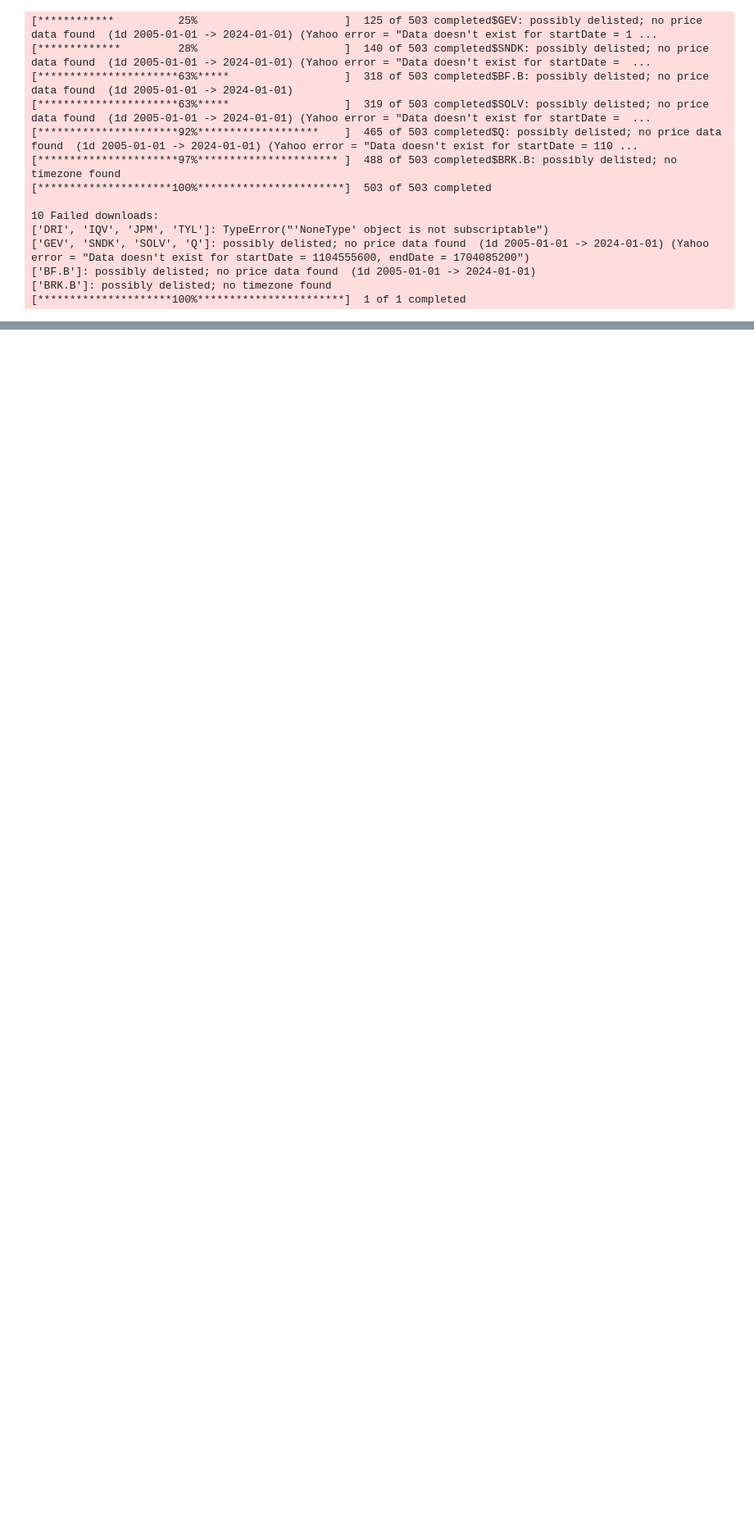
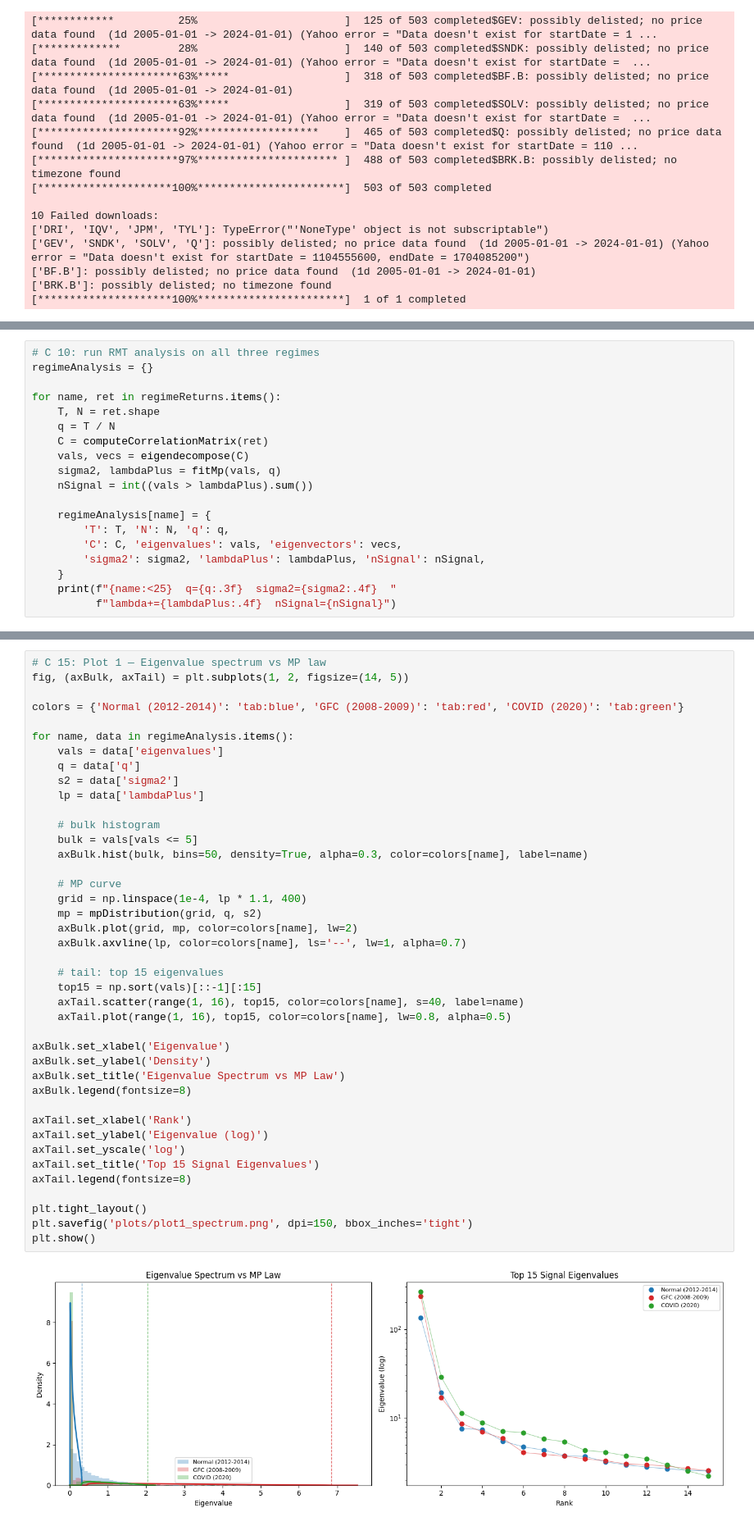
Before and after one commit to jaisheth0/rmt-correlation-denoising, a Jupyter notebook: notebook.ipynb, the cells around one changed output, grey strips where cells are left out. Shown at 82% size. Cells and saved outputs as stored; diff of their text form; blank space fills up the shorter version.

```diff
--- a/notebook.ipynb
+++ b/notebook.ipynb
@@ -41,0 +136,19 @@ vix.to_csv('data/vix.csv')
+# %%
+# C 10: run RMT analysis on all three regimes
+regimeAnalysis = {}
+
+for name, ret in regimeReturns.items():
+    T, N = ret.shape
+    q = T / N
+    C = computeCorrelationMatrix(ret)
+    vals, vecs = eigendecompose(C)
+    sigma2, lambdaPlus = fitMp(vals, q)
+    nSignal = int((vals > lambdaPlus).sum())
+
+    regimeAnalysis[name] = {
+        'T': T, 'N': N, 'q': q,
+        'C': C, 'eigenvalues': vals, 'eigenvectors': vecs,
+        'sigma2': sigma2, 'lambdaPlus': lambdaPlus, 'nSignal': nSignal,
+    }
+    print(f"{name:<25}  q={q:.3f}  sigma2={sigma2:.4f}  "
+          f"lambda+={lambdaPlus:.4f}  nSignal={nSignal}")
@@ -41,0 +340,43 @@ vix.to_csv('data/vix.csv')
+# %%
+# C 15: Plot 1 — Eigenvalue spectrum vs MP law
+fig, (axBulk, axTail) = plt.subplots(1, 2, figsize=(14, 5))
+
+colors = {'Normal (2012-2014)': 'tab:blue', 'GFC (2008-2009)': 'tab:red', 'COVID (2020)': 'tab:green'}
+
+for name, data in regimeAnalysis.items():
+    vals = data['eigenvalues']
+    q = data['q']
+    s2 = data['sigma2']
+    lp = data['lambdaPlus']
+
+    # bulk histogram
+    bulk = vals[vals <= 5]
+    axBulk.hist(bulk, bins=50, density=True, alpha=0.3, color=colors[name], label=name)
+
+    # MP curve
+    grid = np.linspace(1e-4, lp * 1.1, 400)
+    mp = mpDistribution(grid, q, s2)
+    axBulk.plot(grid, mp, color=colors[name], lw=2)
+    axBulk.axvline(lp, color=colors[name], ls='--', lw=1, alpha=0.7)
+
+    # tail: top 15 eigenvalues
+    top15 = np.sort(vals)[::-1][:15]
+    axTail.scatter(range(1, 16), top15, color=colors[name], s=40, label=name)
+    axTail.plot(range(1, 16), top15, color=colors[name], lw=0.8, alpha=0.5)
+
+axBulk.set_xlabel('Eigenvalue')
+axBulk.set_ylabel('Density')
+axBulk.set_title('Eigenvalue Spectrum vs MP Law')
+axBulk.legend(fontsize=8)
+
+axTail.set_xlabel('Rank')
+axTail.set_ylabel('Eigenvalue (log)')
+axTail.set_yscale('log')
+axTail.set_title('Top 15 Signal Eigenvalues')
+axTail.legend(fontsize=8)
+
+plt.tight_layout()
+plt.savefig('plots/plot1_spectrum.png', dpi=150, bbox_inches='tight')
+plt.show()
+# %% [output]
+[figure, added]
```
Also changed, not shown: parts of 20 cells of this notebook, 7 other files.
